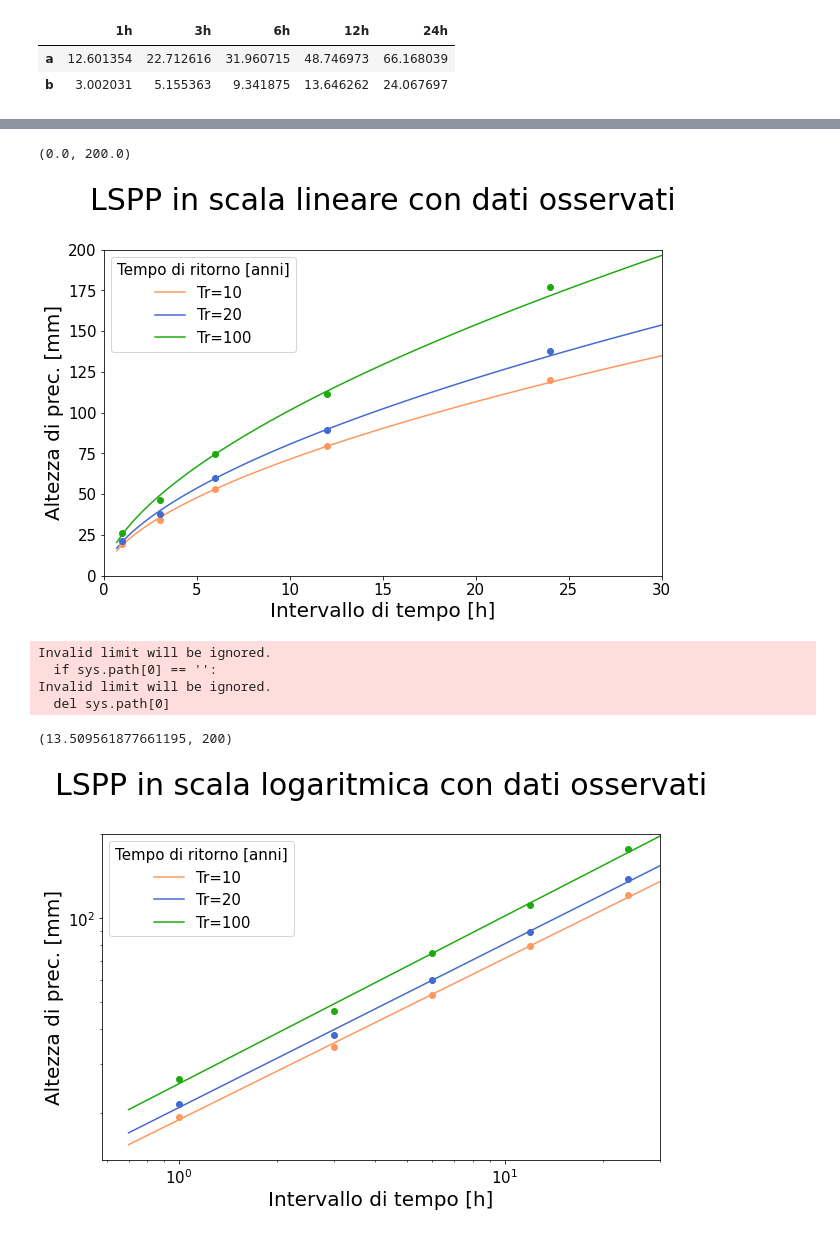
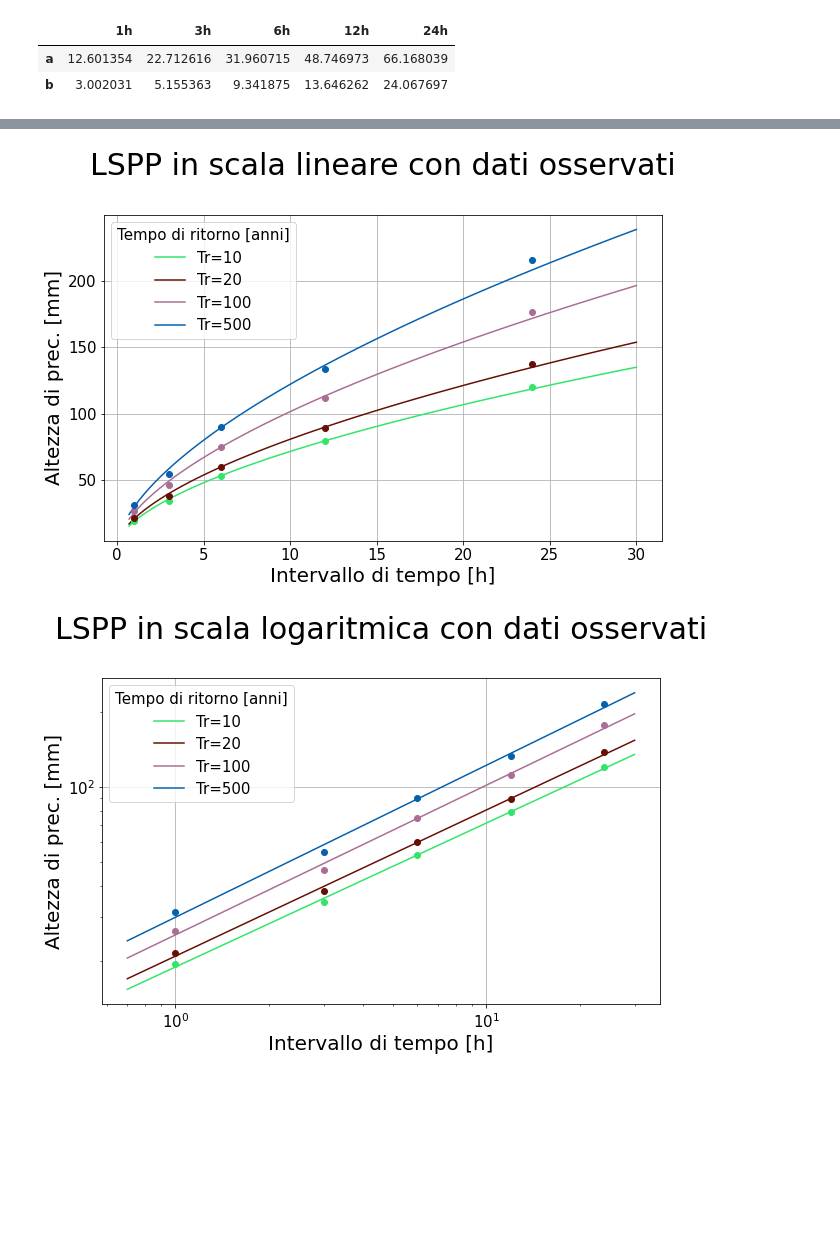
Before and after one commit to Fakkin/Laboratorio, a Jupyter notebook: Curve_PP_Fedaia_1.ipynb, the cells around one changed output, grey strips where cells are left out. Saved outputs shown, nothing was run; the diff lists cells and outputs as text; code cells hidden in the pictures; blank space fills up the shorter version.

```diff
--- a/Curve_PP_Fedaia_1.ipynb
+++ b/Curve_PP_Fedaia_1.ipynb
@@ -100,7 +100,8 @@ plt.rc('figure', titlesize=BIGGER_SIZE)  # fontsize of the figure title
 # %%
 import random
 colors={}
-for i in q:
+c=[]
+for i in r:
     colore=(random.random(), random.random(), random.random())
     colors.update({i:colore})
-colors
+    c.append(colors[i])
@@ -138,12 +136,12 @@ Invalid limit will be ignored.
 # %%
 In=[]
 a=0
-for j in q:
+for j in r:
     In.append(np.polyfit(np.log(ind),np.log(pts[j]),1))
     In[a][1]=np.exp(In[a][1])
     a+=1
 # %%
-fnl=DataFrame(In,index=q,columns=['n','a'])
+fnl=DataFrame(In,index=r,columns=['n','a'])
 fnl
 # %% [output]
 |  | n | a |
@@ -158,6 +161,6 @@ def h(tp,a,n):
 # %%
 hh=[]
-for i in q:
+for i in r:
     hh.append(h(tp,fnl['a'][i],fnl['n'][i]))
 
-inh=DataFrame(hh,index=["Tr=10","Tr=20","Tr=100"], columns=tp).T
+inh=DataFrame(hh,index=indx, columns=tp).T
@@ -172,36 +179,33 @@ legend = plt.legend (title= "Tempo di ritorno [anni]")
 # %%
-ag=inh.plot(color=[colors[q[0]],colors[q[1]],colors[q[2]]],figsize=(10,6))
+
+ag=inh.plot(color=c,figsize=(10,6))
 ag.set_title('LSPP in scala lineare con dati osservati\n')
 ag.set_ylabel('Altezza di prec. [mm]')
 ag.set_xlabel('Intervallo di tempo [h]')
-legend = plt.legend (title= "Tempo di ritorno [anni]")
+ag.grid(True)
+ag.legend (title= "Tempo di ritorno [anni]")
 
-for i in q:
+for i in r:
     ag=plot(pts[i],"o",color=colors[i])
 
-plt.xlim([0,30])
-plt.ylim([0,200])
+#plt.xlim([0,30])
+#plt.ylim([0,200])
 # %% [output]
-(0.0, 200.0)
-[figure, old version]
+[figure, new version]
 # %%
-ag=inh.plot(color=[colors[q[0]],colors[q[1]],colors[q[2]]],figsize=(10,6))
+ag=inh.plot(color=c,figsize=(10,6))
 ag.set_yscale('log')
 ag.set_xscale('log')
 ag.set_title('LSPP in scala logaritmica con dati osservati\n')
 ag.set_ylabel('Altezza di prec. [mm]')
 ag.set_xlabel('Intervallo di tempo [h]')
+ag.grid(True)
 legend = plt.legend (title= "Tempo di ritorno [anni]")
 
-for i in q:
+for i in r:
     ag=plot(pts[i],"o",color=colors[i])
 
-plt.xlim([0,30])
-plt.ylim([0,200])
+#plt.xlim([0,30])
+#plt.ylim([0,200])
 # %% [output]
-Invalid limit will be ignored.
-  if sys.path[0] == '':
-Invalid limit will be ignored.
-  del sys.path[0]
-(13.509561877661195, 200)
-[figure, old version]
+[figure, new version]
```
Also changed, not shown: parts of 28 cells of this notebook, 9 other files.
